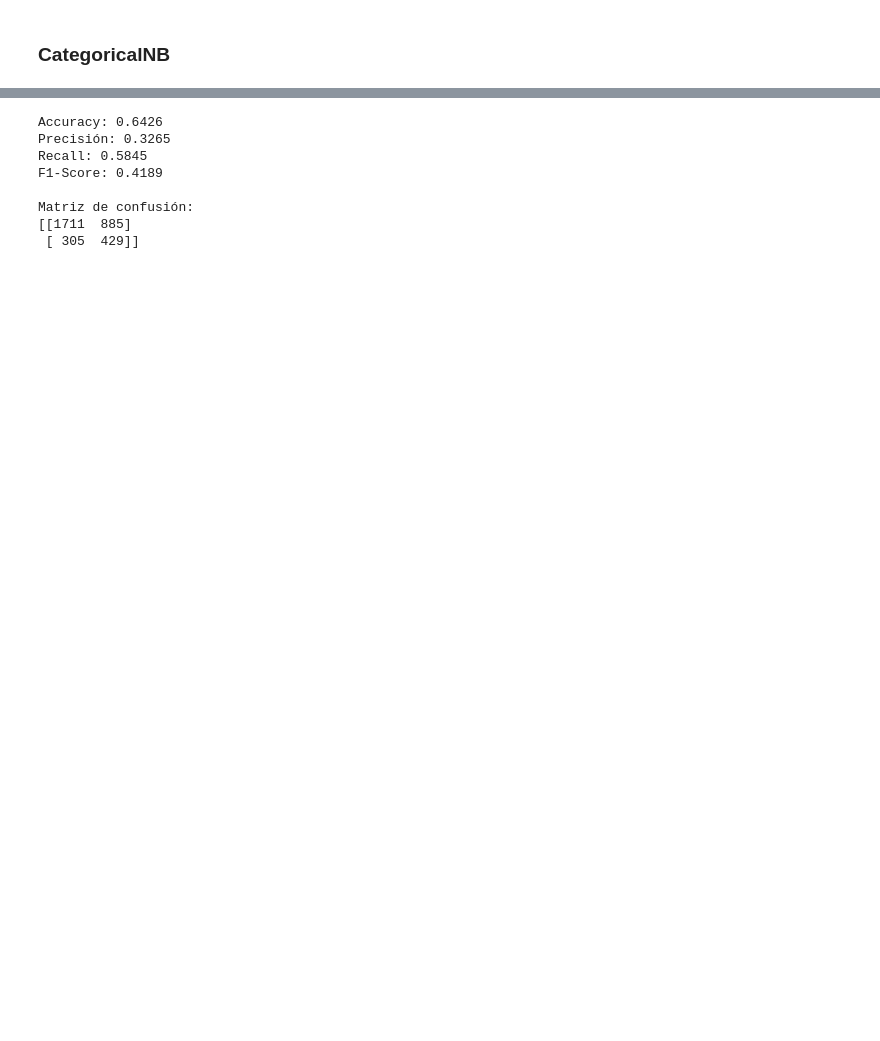
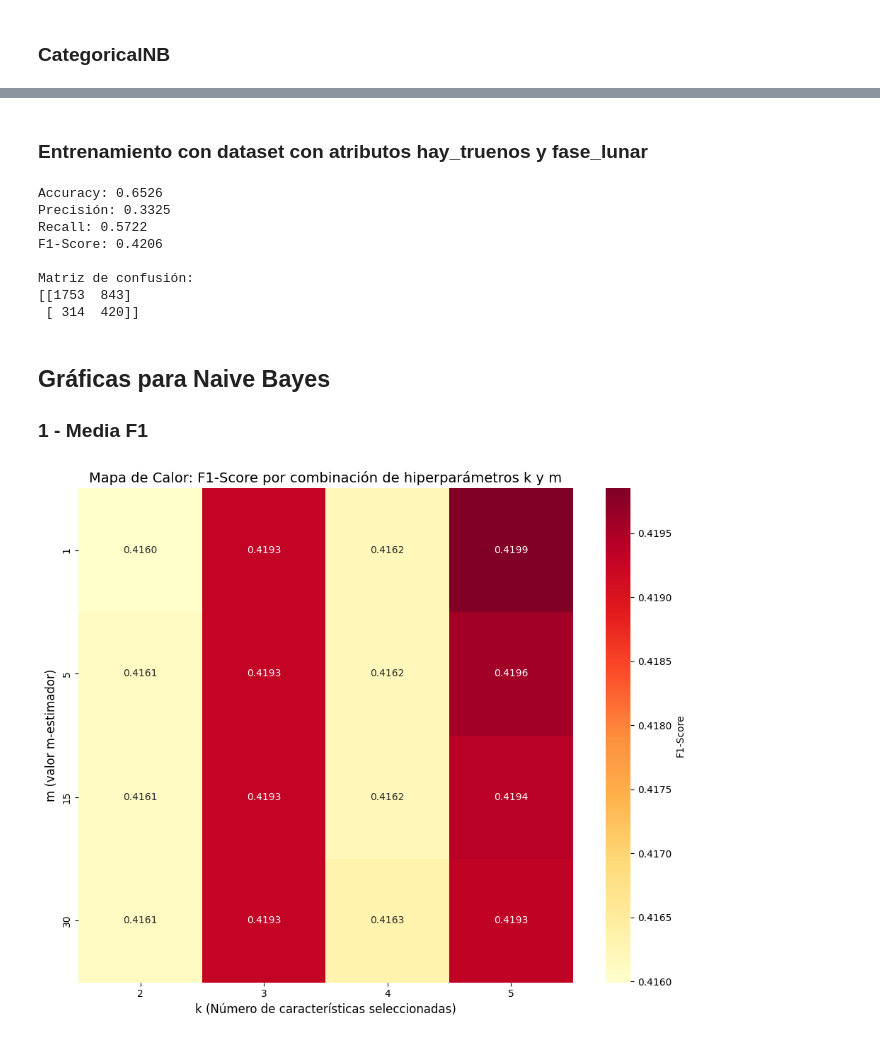
Before and after one commit to facuguisande/AA25, a Jupyter notebook: tarea.ipynb, the cells around one changed output, grey strips where cells are left out. Drawn from its saved outputs; the diff is of its cells as text; code cells hidden in the pictures; blank space fills up the shorter version.

```diff
--- a/tarea.ipynb
+++ b/tarea.ipynb
@@ -856,7 +871,7 @@ def encode(str):
 ### Clase (objeto) que representa al modelo
 # %%
 class NaiveBayes:
-    def __init__(self, m=1):
+    def __init__(self, m):
         self.m = m
         self.modelo = [[], []]  # Lista para almacenar las probabilidades de cada clase
         self.prob_iniciales = [0, 0]  # Probabilidades iniciales de cada clase
@@ -893,12 +908,16 @@ k_max=-1
 m_max=-1
 n_max=-1
 f1_max=-1
+#Lista utilizada para graficar
+mapa_calor_f1=[]
+mapa_calor_rec=[]
+mapa_calor_pres=[]
 # Iterar segun valores de nd
 for entrenamiento_NB_df, prueba_NB_df, n in [(entrenamiento_final_m1_df, prueba_final_m1_df, 1), (entrenamiento_final_m1_7_df, prueba_final_m1_7_df, 7), (entrenamiento_final_m1_15_df, prueba_final_m1_15_df, 15), (entrenamiento_final_m1_30_df, prueba_final_m1_30_df, 30), (entrenamiento_final_m2_df, prueba_final_m2_df, 0)]:
     print("========================================")
     print(f"Modelo Naive Bayes - Variables con nd={n}")
     print("========================================")
-    valores_m=[1, 3, 5, 10, 15]
+    valores_m=[1, 5, 15, 30]
     valores_k=[2, 3, 4, 5, 6, 7]
 
     y_entrenamiento_NB = entrenamiento_NB_df['manana_llueve']
@@ -914,10 +933,12 @@ for entrenamiento_NB_df, prueba_NB_df, n in [(entrenamiento_final_m1_df, prueba_
     prueba_NB_df = prueba_NB_df.map(encode)
 
     # Cross Validation
-    kf = KFold(n_splits=5, shuffle=True, random_state=24)
+    kf = KFold(n_splits=5, shuffle=True, random_state=86)
     for m in valores_m:
 
         for k in valores_k:
+            if(n!=0 and k>5): # Si no es el modelo con truenos y fase lunar, k no puede ser mayor a 5
+                continue
 
             valores_f1= []
             valores_pres = []
@@ -941,7 +962,7 @@ for entrenamiento_NB_df, prueba_NB_df, n in [(entrenamiento_final_m1_df, prueba_
                 X_val_selec = X_val_fold.iloc[:, selector.get_support()]
 
                 # Aplicamos Random Oversampling
-                oversampler = RandomOverSampler(random_state=42)
+                oversampler = RandomOverSampler(random_state=3)
                 X_train_balanced, y_train_balanced = oversampler.fit_resample(X_train_selec, y_train_fold)
 
                 # Entrenamos el modelo
@@ -953,10 +974,16 @@ for entrenamiento_NB_df, prueba_NB_df, n in [(entrenamiento_final_m1_df, prueba_
 
                 # Calculamos las métricas
                 valores_acc.append(accuracy_score(y_val_fold, predicciones_cv))
-                valores_pres.append(precision_score(y_val_fold, predicciones_cv))
-                valores_rec.append(recall_score(y_val_fold, predicciones_cv))
-                valores_f1.append(f1_score(y_val_fold, predicciones_cv))
-
+                pres=precision_score(y_val_fold, predicciones_cv)
+                valores_pres.append(pres)
+                rec=recall_score(y_val_fold, predicciones_cv)
+                valores_rec.append(rec)
+                f1=f1_score(y_val_fold, predicciones_cv)
+                valores_f1.append(f1)
+                if(n==1):
+                    mapa_calor_pres.append((m,k,pres))
+                    mapa_calor_rec.append((m,k,rec))
+                    mapa_calor_f1.append((m, k, f1))
 
                 #print(f"Precision: {precision_cv}")
                 #print(f"Recall: {recall_cv}")
@@ -1094,7 +1135,9 @@ print(f"F1-Score: {f1_nb:.4f}")
+# %% [markdown]
+### Entrenamiento con dataset con atributos hay_truenos y fase_lunar
 # %%
 # Entrenamos en base a los hiperparametros óptimos encontrados
 m=1
-k=7
+k=4
 # nd=1
 # Si se desea usar otro nd, cambiar las variables entrenamiento_NB_df y prueba_NB_df por las correspondientes
 entrenamiento_NB_df = entrenamiento_final_m2_df.copy()
@@ -1140,11 +1183,33 @@ mc = confusion_matrix(y_prueba_NB, predicciones_cv)
 print("\nMatriz de confusión:")
 print(mc)
 # %% [output]
-Accuracy: 0.6426
-Precisión: 0.3265
-Recall: 0.5845
-F1-Score: 0.4189
+Accuracy: 0.6526
+Precisión: 0.3325
+Recall: 0.5722
+F1-Score: 0.4206
 
 Matriz de confusión:
-[[1711  885]
- [ 305  429]]
+[[1753  843]
+ [ 314  420]]
+# %% [markdown]
+## Gráficas para Naive Bayes
+### 1 - Media F1
+# %%
+# Convertir mapa_calor a DataFrame
+df_mapa = pd.DataFrame(mapa_calor_f1, columns=['m', 'k', 'f1_score'])
+
+df_pivot = df_mapa.groupby(['m', 'k'])['f1_score'].mean().reset_index()
+df_heatmap = df_pivot.pivot(index='m', columns='k', values='f1_score')
+
+# Crear mapa
+plt.figure(figsize=(10, 8))
+sns.heatmap(df_heatmap, annot=True, fmt='.4f', cmap='YlOrRd',
+            cbar_kws={'label': 'F1-Score'}, square=True)
+
+plt.title('Mapa de Calor: F1-Score por combinación de hiperparámetros k y m', fontsize=14)
+plt.xlabel('k (Número de características seleccionadas)', fontsize=12)
+plt.ylabel('m (valor m-estimador)', fontsize=12)
+plt.tight_layout()
+plt.show()
+# %% [output]
+[figure, added]
```
Also changed, not shown: parts of 10 cells of this notebook.
